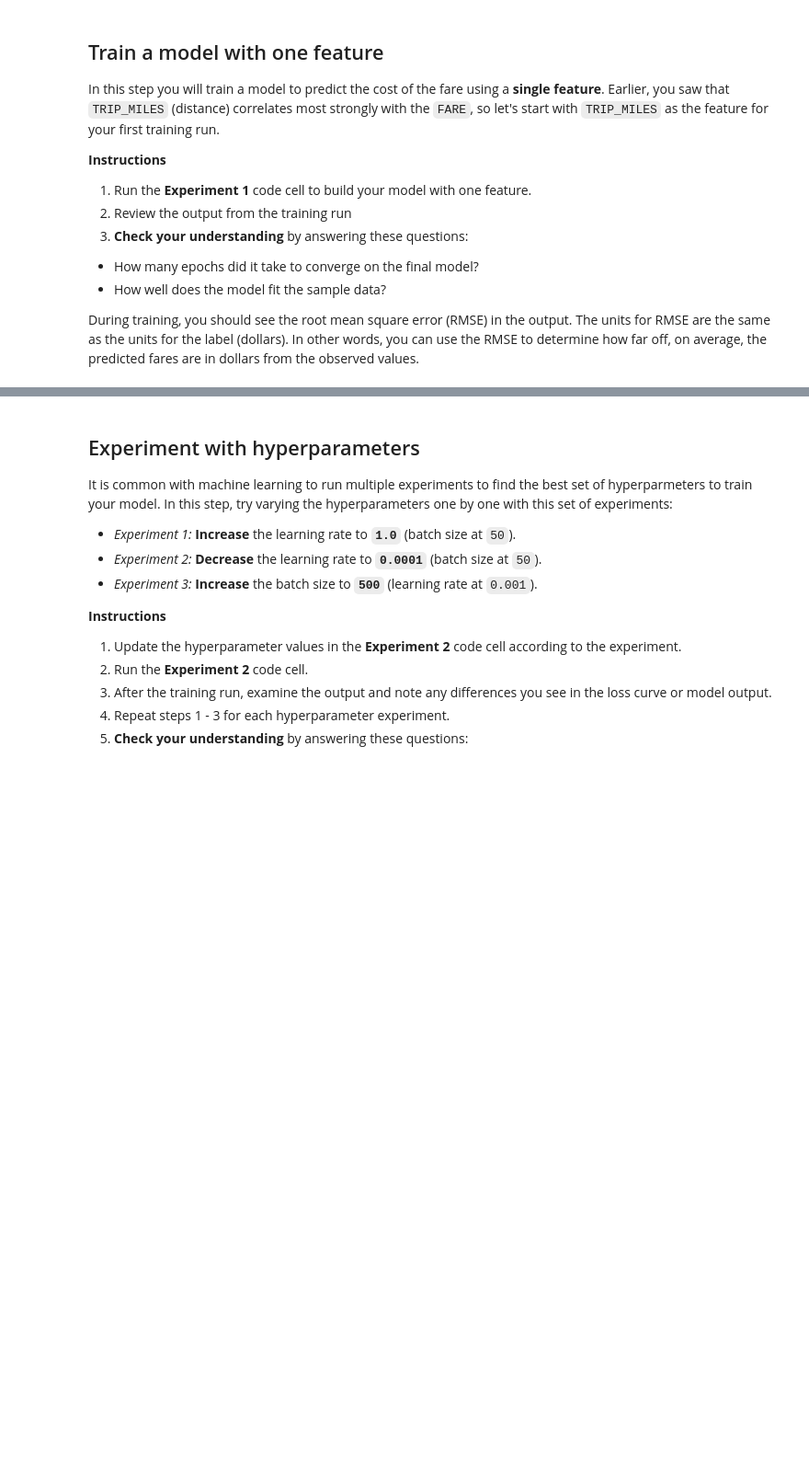
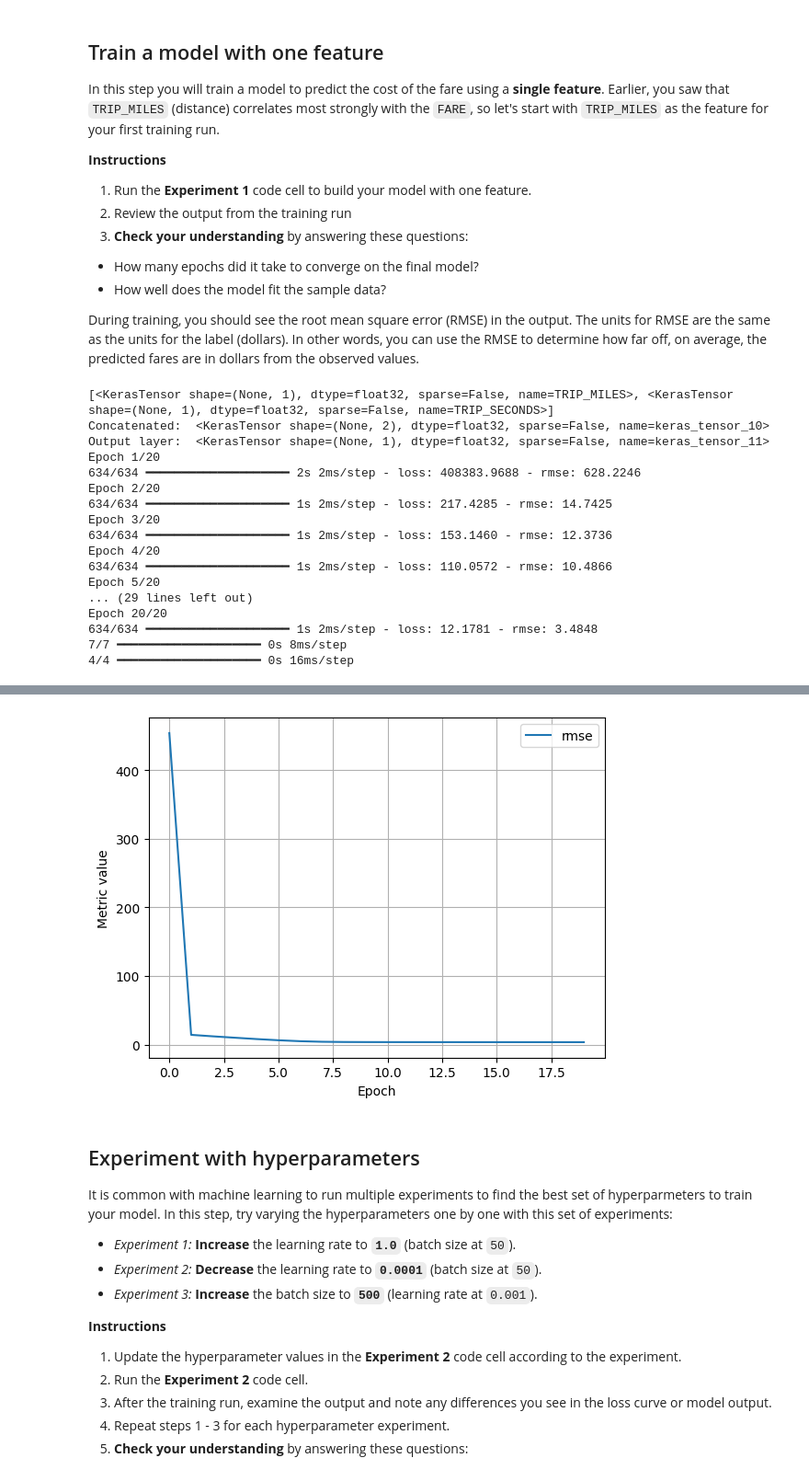
Before and after one commit to devangrajarora/learning-ml, a Jupyter notebook: google-cc/linear_regression_taxi.ipynb, the cells around one changed output, grey strips where cells are left out. Shown at 92% size. Drawn from its saved outputs; the diff is of its cells as text; code cells hidden in the pictures; blank space fills up the shorter version.

```diff
--- a/google-cc/linear_regression_taxi.ipynb
+++ b/google-cc/linear_regression_taxi.ipynb
@@ -386,7 +421,7 @@ settings_1 = ml_edu.experiment.ExperimentSettings(
     learning_rate = 0.001,
     number_epochs = 20,
     batch_size = 50,
-    input_features = ['TRIP_MILES']
+    input_features = ['TRIP_MILES', 'TRIP_SECONDS']
 )
 
 metrics = [keras.metrics.RootMeanSquaredError(name='rmse')]
@@ -397,3 +432,21 @@ experiment_1 = train_model('one_feature', model_1, training_df, 'FARE', settings
 
 ml_edu.results.plot_experiment_metrics(experiment_1, ['rmse'])
 ml_edu.results.plot_model_predictions(experiment_1, training_df, 'FARE')
+# %% [output]
+[<KerasTensor shape=(None, 1), dtype=float32, sparse=False, name=TRIP_MILES>, <KerasTensor shape=(None, 1), dtype=float32, sparse=False, name=TRIP_SECONDS>]
+Concatenated:  <KerasTensor shape=(None, 2), dtype=float32, sparse=False, name=keras_tensor_10>
+Output layer:  <KerasTensor shape=(None, 1), dtype=float32, sparse=False, name=keras_tensor_11>
+Epoch 1/20
+634/634 ━━━━━━━━━━━━━━━━━━━━ 2s 2ms/step - loss: 408383.9688 - rmse: 628.2246
+Epoch 2/20
+634/634 ━━━━━━━━━━━━━━━━━━━━ 1s 2ms/step - loss: 217.4285 - rmse: 14.7425
+Epoch 3/20
+634/634 ━━━━━━━━━━━━━━━━━━━━ 1s 2ms/step - loss: 153.1460 - rmse: 12.3736
+Epoch 4/20
+634/634 ━━━━━━━━━━━━━━━━━━━━ 1s 2ms/step - loss: 110.0572 - rmse: 10.4866
+Epoch 5/20
+... (29 lines left out)
+Epoch 20/20
+634/634 ━━━━━━━━━━━━━━━━━━━━ 1s 2ms/step - loss: 12.1781 - rmse: 3.4848
+7/7 ━━━━━━━━━━━━━━━━━━━━ 0s 8ms/step
+4/4 ━━━━━━━━━━━━━━━━━━━━ 0s 16ms/step
@@ -400,3 +454,4 @@ ml_edu.results.plot_model_predictions(experiment_1, training_df, 'FARE')
+[figure, added]
 # %%
 #@title Double-click to view answers for training model with one feature
 
```
Also changed, not shown: parts of 4 cells of this notebook.
